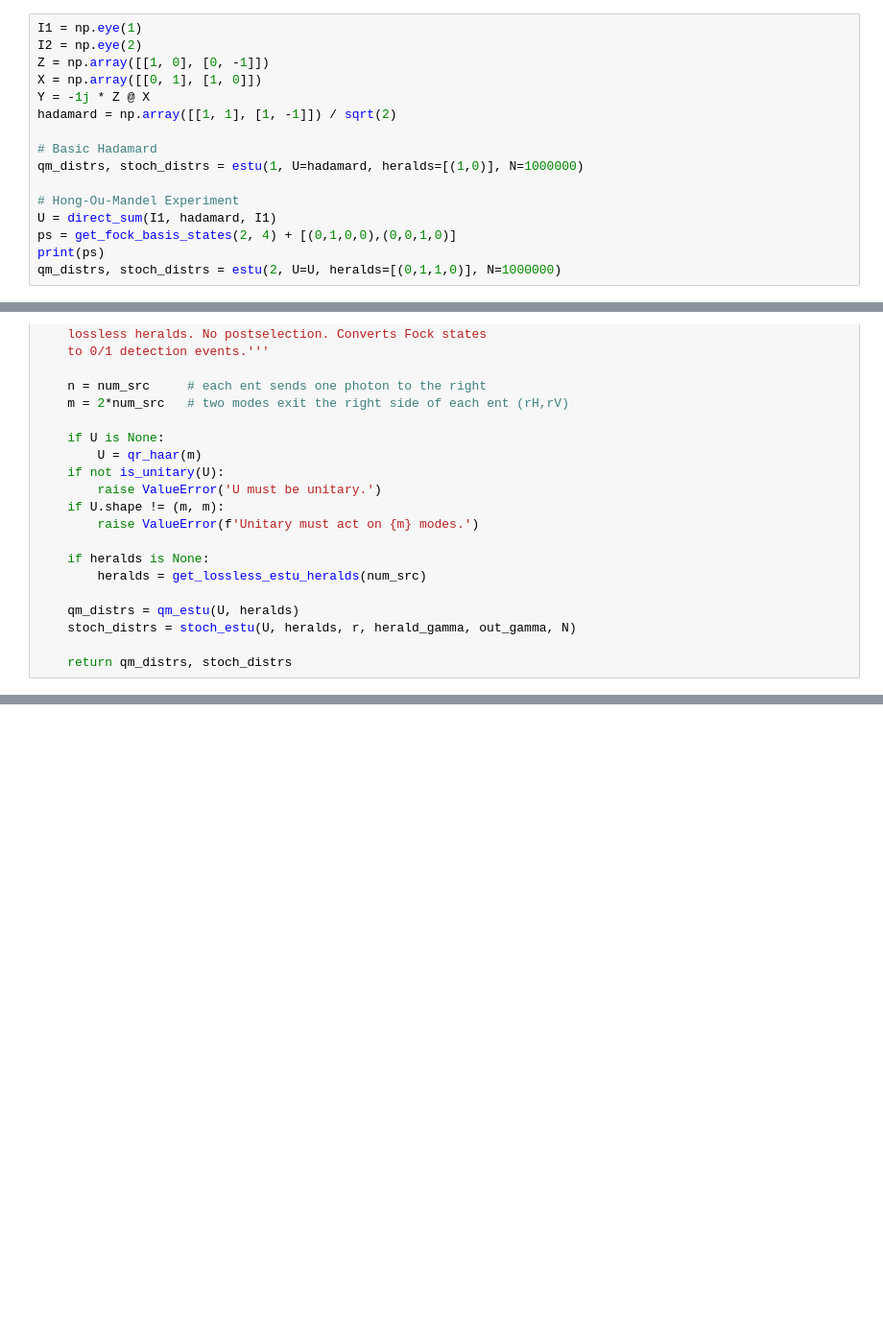
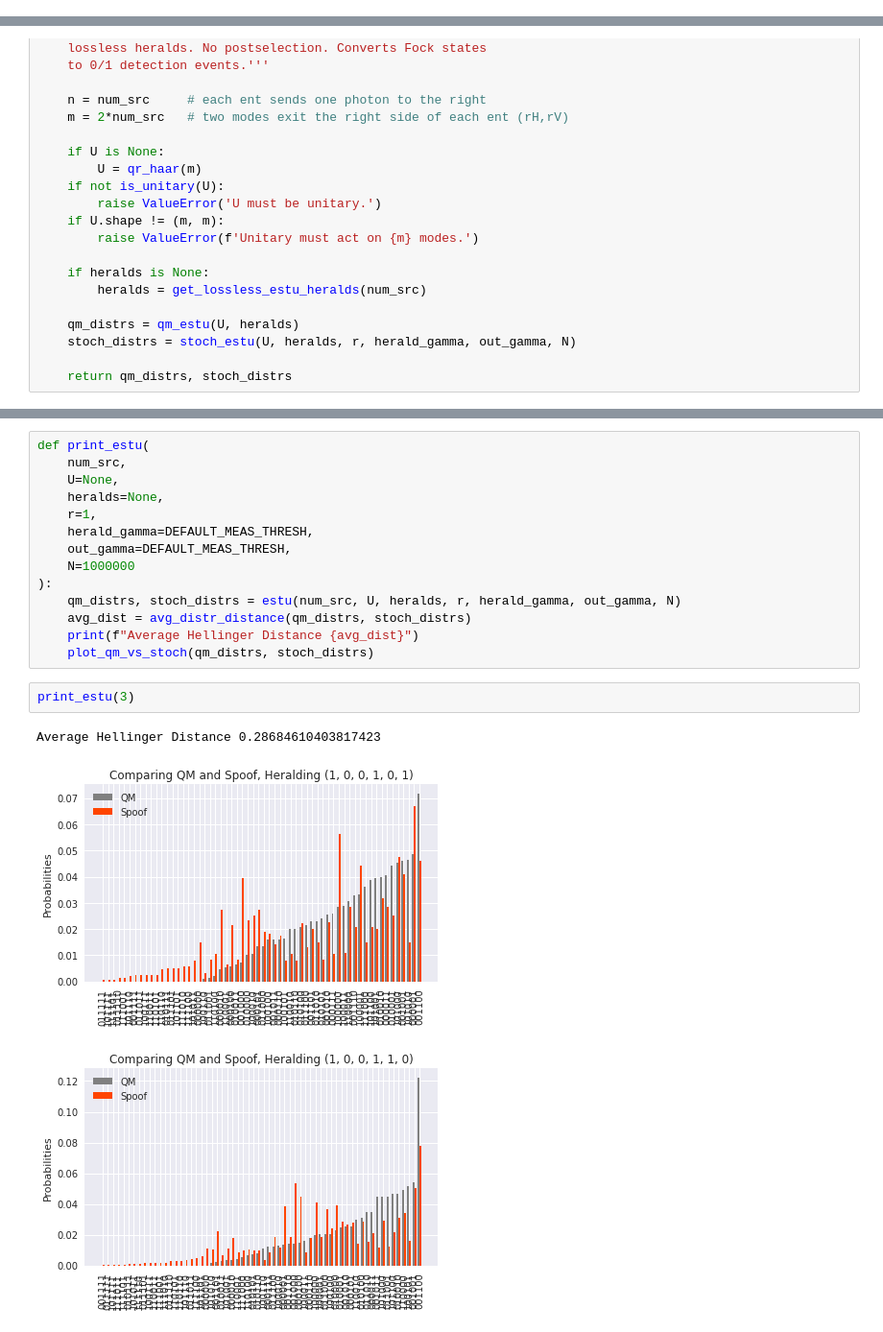
Before and after one commit to ironak/GaussianBosonSampling, a Jupyter notebook: experiments.ipynb, the cells around one changed output, grey strips where cells are left out. Shown: that part at 96% size. Cells and saved outputs as stored; diff of their text form; blank space fills up the shorter version.

Commit message:
estu optimizer

```diff
--- a/experiments.ipynb
+++ b/experiments.ipynb
@@ -447,16 +34,0 @@ Avg Hellinger distance: 0.27880954517309897
-# %%
-I1 = np.eye(1)
-I2 = np.eye(2)
-Z = np.array([[1, 0], [0, -1]])
-X = np.array([[0, 1], [1, 0]])
-Y = -1j * Z @ X
-hadamard = np.array([[1, 1], [1, -1]]) / sqrt(2)
-
-# Basic Hadamard
-qm_distrs, stoch_distrs = estu(1, U=hadamard, heralds=[(1,0)], N=1000000)
-
-# Hong-Ou-Mandel Experiment
-U = direct_sum(I1, hadamard, I1)
-ps = get_fock_basis_states(2, 4) + [(0,1,0,0),(0,0,1,0)]
-print(ps)
-qm_distrs, stoch_distrs = estu(2, U=U, heralds=[(0,1,1,0)], N=1000000)
@@ -674,0 +235,20 @@ plot_qm_vs_stoch(*estu(3))
+# %%
+def print_estu(
+    num_src,
+    U=None,
+    heralds=None,
+    r=1,
+    herald_gamma=DEFAULT_MEAS_THRESH,
+    out_gamma=DEFAULT_MEAS_THRESH,
+    N=1000000
+):
+    qm_distrs, stoch_distrs = estu(num_src, U, heralds, r, herald_gamma, out_gamma, N)
+    avg_dist = avg_distr_distance(qm_distrs, stoch_distrs)
+    print(f"Average Hellinger Distance {avg_dist}")
+    plot_qm_vs_stoch(qm_distrs, stoch_distrs)
+# %%
+print_estu(3)
+# %% [output]
+Average Hellinger Distance 0.28684610403817423
+[figure, added]
+[figure, added]
```
Also changed, not shown: parts of 16 cells of this notebook, 1 other file.
